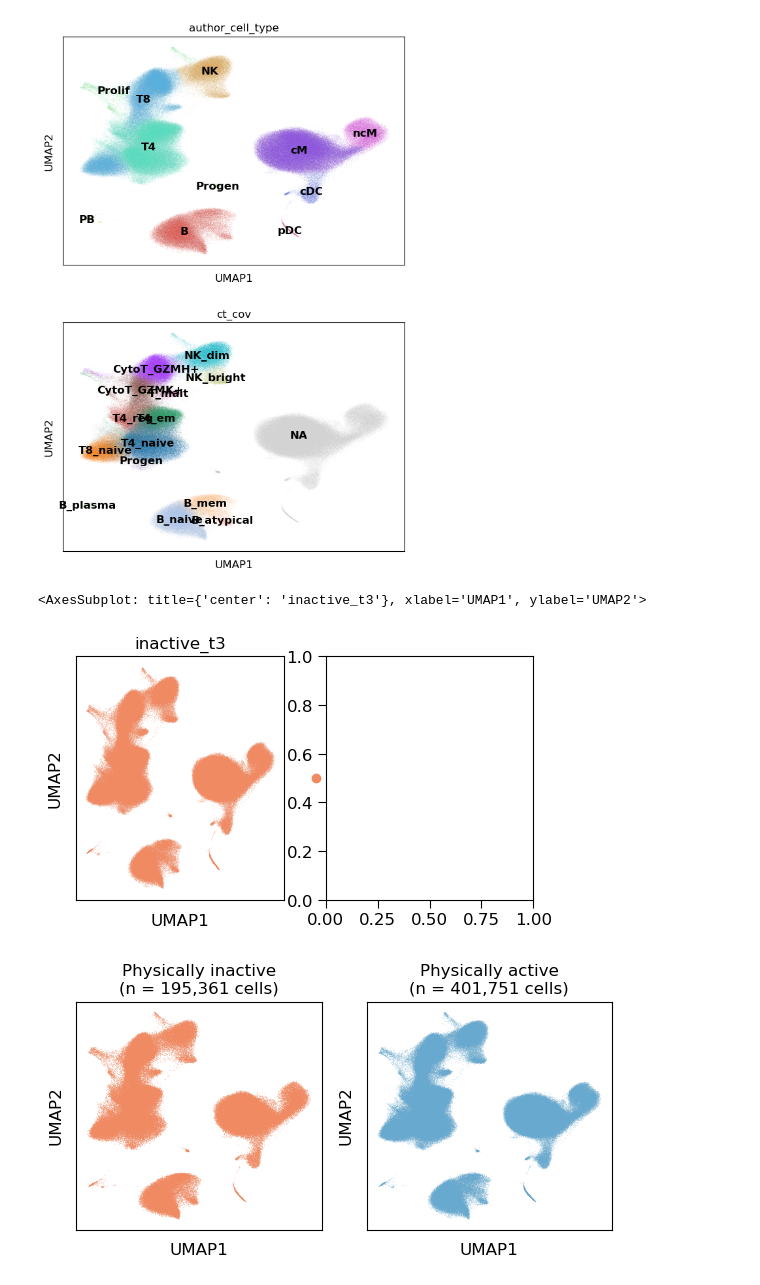
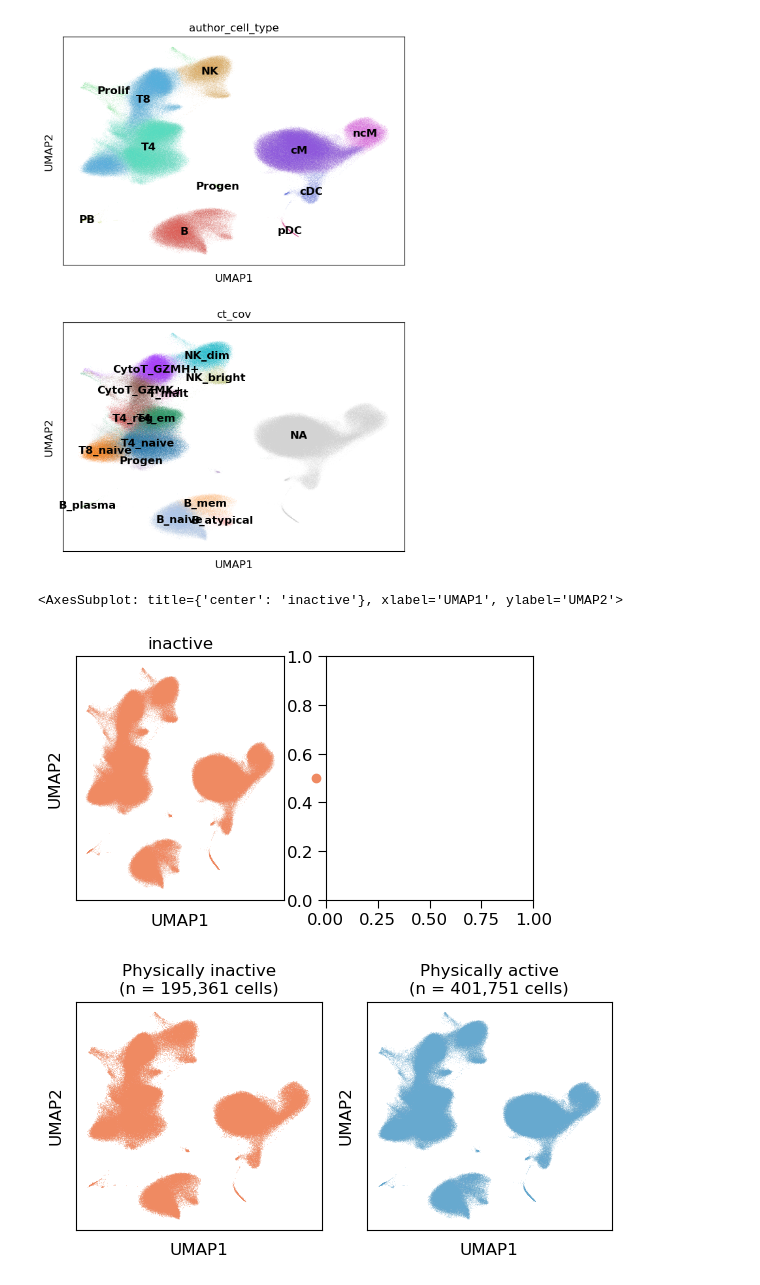
Before and after one commit to chazlangelier/SLE_PA, a Jupyter notebook: src/singlecell_analysis_physact.ipynb, the cells around one changed output. Cells and saved outputs as stored; diff of their text form; code cells hidden in the pictures.

Commit message:
update codes to match cleaned up metadata

```diff
--- a/src/20240201_analysis_physact.ipynb
+++ b/src/singlecell_analysis_physact.ipynb
@@ -27,6 +29,6 @@ Running Scanpy 1.9.1, on 2024-03-26 12:36.
 # %%
 # Directory setting
-my_dir = "/home/van.phan/langelier_group/Van/20220715_CLUES_lupus/"
+my_dir = "/hpc/projects/langelier_group/Van/20220715_CLUES_lupus"
 
 # Figure settings
 mpl.rcdefaults()
@@ -49,17 +51,18 @@ mpl.rcParams['legend.edgecolor'] = 'k'
 # %%
 # Load donor IDs of lupus patients
 metadata = pd.read_csv(
-    my_dir + "clues_t1_plust2t3PA_N-123_12.7.22.csv")
+    os.path.join("data", "metadata.csv")
+)
 
 # Convert number to factor
-for i in ["subjectid","inactive_t1","inactive_t3","female","raceeth"]:
+for i in ["subjectid","inactive","biologicalsex","race"]:
     metadata[i] = metadata[i].astype(str)
 
 # # Remove patient 1251: ambiguous sex info
 # metadata = metadata.loc[metadata["subjectid"]!="1251",:]
 
-# Only keep patients with inactive_t3
-metadata = metadata.loc[~metadata["inactive_t3"].isna(),:]
+# Only keep patients with inactive
+metadata = metadata.loc[~metadata["inactive"].isna(),:]
 
 metadata.head()
 # %% [output]
@@ -73,7 +75,8 @@ metadata.head()
 # %%
 # Load data
 adata = sc.read_h5ad(
-    my_dir + "objects/" + "Ye_lab_annotated_cellxgene.h5ad")
+    os.path.join(my_dir, "objects", "Ye_lab_annotated_cellxgene.h5ad")
+)
 adata
 # %% [output]
 AnnData object with n_obs × n_vars = 1263676 × 30933
@@ -180,7 +183,7 @@ sc.pl.umap(adata_lupus, color=["author_cell_type","ct_cov"], legend_loc="on data
 # %%
 # Merge metadata
 adata_lupus.obs = adata_lupus.obs.merge(
-    metadata[["subjectid","inactive_t3","raceeth"]].set_index("subjectid"),
+    metadata[["subjectid","inactive","race"]].set_index("subjectid"),
     how="left", left_on="subjectid", right_index=True
 )
 adata_lupus.obs.head()
@@ -241,12 +233,12 @@ sc.pl.umap(adata_lupus, color=["author_cell_type","ct_cov"], legend_loc="on data
 [figure]
 # %%
 fig, ax = plt.subplots(ncols=2, figsize=(5.9,3.16))
-sc.pl.umap(adata_lupus[adata_lupus.obs["inactive_t3"]=="0",].copy(),
-           color=["inactive_t3"], palette=["#ef8a62"],
+sc.pl.umap(adata_lupus[adata_lupus.obs["inactive"]=="0",].copy(),
+           color=["inactive"], palette=["#ef8a62"],
            ax=ax[0], show=False, return_fig=False)
 # %% [output]
-<AxesSubplot: title={'center': 'inactive_t3'}, xlabel='UMAP1', ylabel='UMAP2'>
+<AxesSubplot: title={'center': 'inactive'}, xlabel='UMAP1', ylabel='UMAP2'>
-[figure, old version]
+[figure, new version]
 # %%
 # Save figure
 fig, ax = plt.subplots(ncols=2, figsize=(6,3.3))
```
Also changed, not shown: parts of 22 cells of this notebook, 36 other files.
